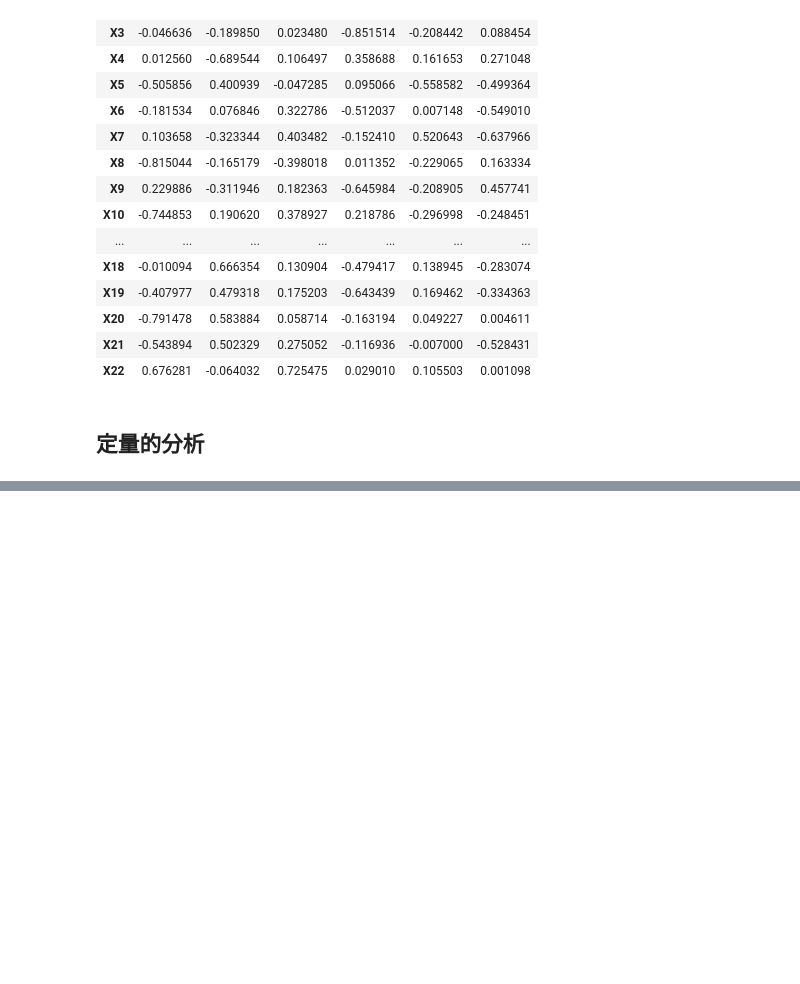
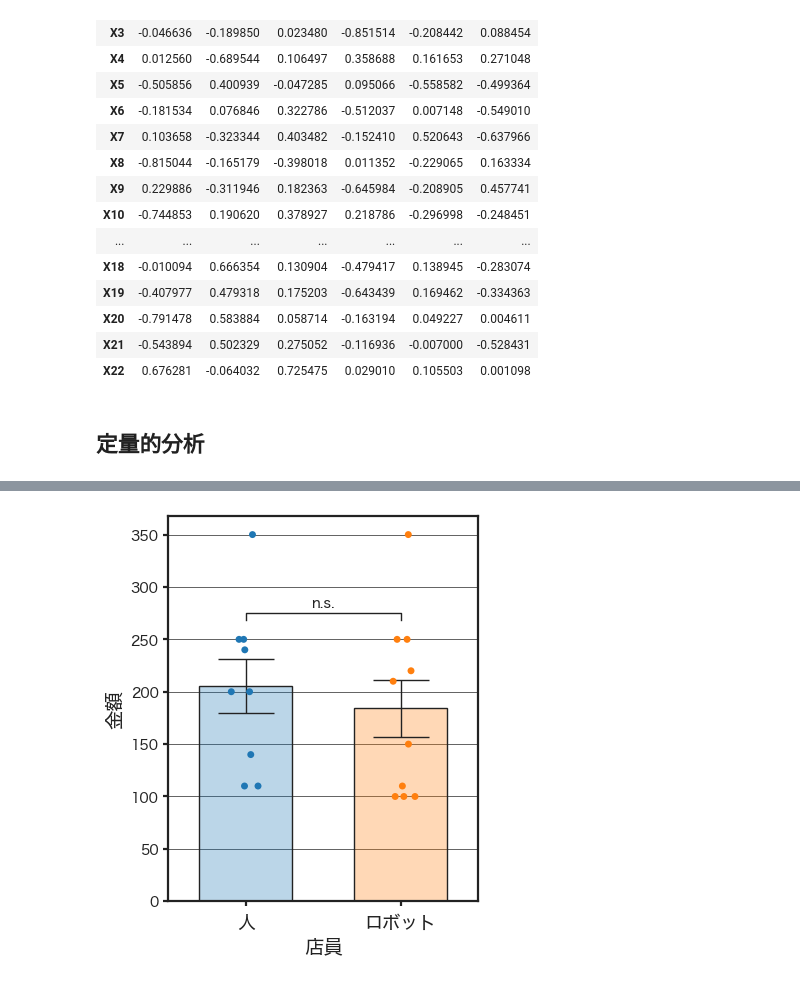
Before and after one commit to hayaponpoco/CommU_cafe, a Jupyter notebook: analysis/analysis.ipynb, the cells around one changed output, grey strips where cells are left out. Cells and saved outputs as stored; diff of their text form; code cells hidden in the pictures; blank space fills up the shorter version.

```diff
--- a/analysis/analysis.ipynb
+++ b/analysis/analysis.ipynb
@@ -369,0 +393,8 @@ res_robot.style.background_gradient(cmap=cm)
+# %%
+from scipy.stats import mannwhitneyu
+
+human = aov_data[aov_data['店員'] == '人']
+robot = aov_data[aov_data['店員'] == 'ロボット']
+
+stat, p_mannwhitneyu = mannwhitneyu(human['金額'], robot['金額'])
+print('t = %f, p-value = %f'%(stat, p_mannwhitneyu))
@@ -400,0 +417,6 @@ H = 0.490268, p-value = 0.483808
+# %%
+df = pd.DataFrame({
+    '人': human.reset_index()['金額'],
+    'ロボット': robot.reset_index()['金額']
+})
+df
@@ -400,0 +447,53 @@ H = 0.490268, p-value = 0.483808
+# %%
+# グラフの初期設定
+fore_color = '#222222'  # 黒色の指定
+plt.rcParams['font.family'] = 'Hiragino sans'  # フォント
+fig = plt.figure(figsize=(4,5))
+ax = fig.add_subplot(1, 1, 1)  # サブプロットの追加 (行数, 列数, 番号)
+plt.setp(ax.spines.values(), linewidth=1.6, color=fore_color)  # 枠の設定
+ax.tick_params(axis='x', width=1.6, colors=fore_color, direction='out')  # x軸の目盛設定
+ax.tick_params(axis='y', width=1.6, colors=fore_color, direction='out')  # y軸の目盛設定
+ax.yaxis.grid(True, which='major', linestyle='-', linewidth=0.5, color=fore_color)  # 横線のグリッド設定
+ax.set_axisbelow(True)  # グリッドを背面に表示
+
+# 棒グラフ＆エラーバー（標準誤差）
+x_position = np.arange(len(df.columns))
+height = df.mean()
+yerr = df.std() / np.sqrt(df.count())  # 標準誤差
+error_bar_set = dict(lw=1, capthick=1, capsize=20)
+ax.bar(
+    x_position, height,
+    yerr=yerr, error_kw=error_bar_set, ecolor=fore_color,
+    tick_label=df.columns, color=[(0.12, 0.47, 0.71, 0.3), (1.00, 0.5, 0.05, 0.3)], width=0.6,
+    edgecolor=fore_color, linewidth=1.0
+)
+
+# 有意差の描画
+from barplot_annotate_bracket import barplot_annotate_bracket
+barplot_annotate_bracket(
+    0, 1, p_mannwhitneyu,
+    x_position, height, yerr=yerr,
+    dh=0.15, barh=0.03,
+    color=fore_color, linewidth=1.0
+)
+
+# jitter plot
+np.random.seed(350)  # jitter plotを固定
+df_melt = pd.melt(df)
+sns.stripplot(data=df_melt, x='variable', y='value', hue='variable', jitter=True, legend=False, ax=ax)
+
+# 目盛ラベルの設定
+ax.tick_params(axis='x', pad=6)
+ax.set_xticklabels(ax.get_xticklabels(), fontsize=13, color=fore_color)
+
+# 軸ラベルの設定
+ax.set_xlabel('店員', fontsize=14, color=fore_color)
+ax.set_ylabel('金額', fontsize=14, color=fore_color)
+
+# 表示
+plt.show()
+
+# # 画像として出力
+# fig.savefig('./barplot.png', dpi=300, bbox_inches='tight', pad_inches=0.05)
+# %% [output]
+[figure, added]
```
Also changed, not shown: parts of 24 cells of this notebook, 3 other files.
